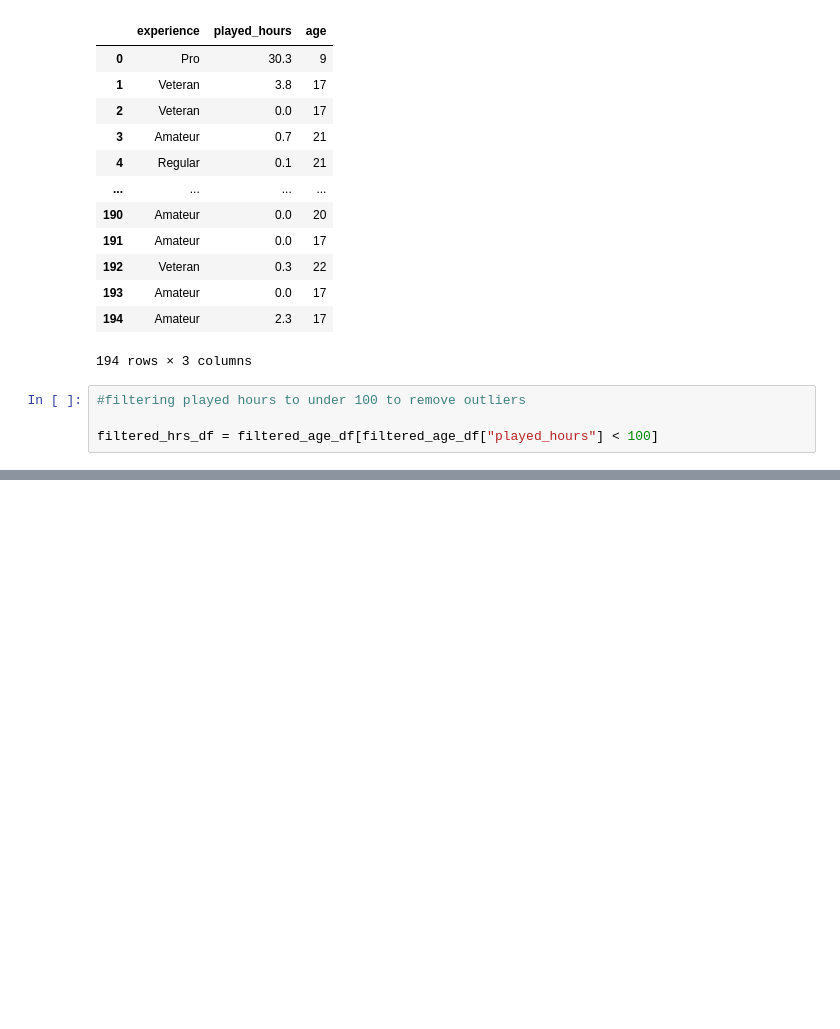
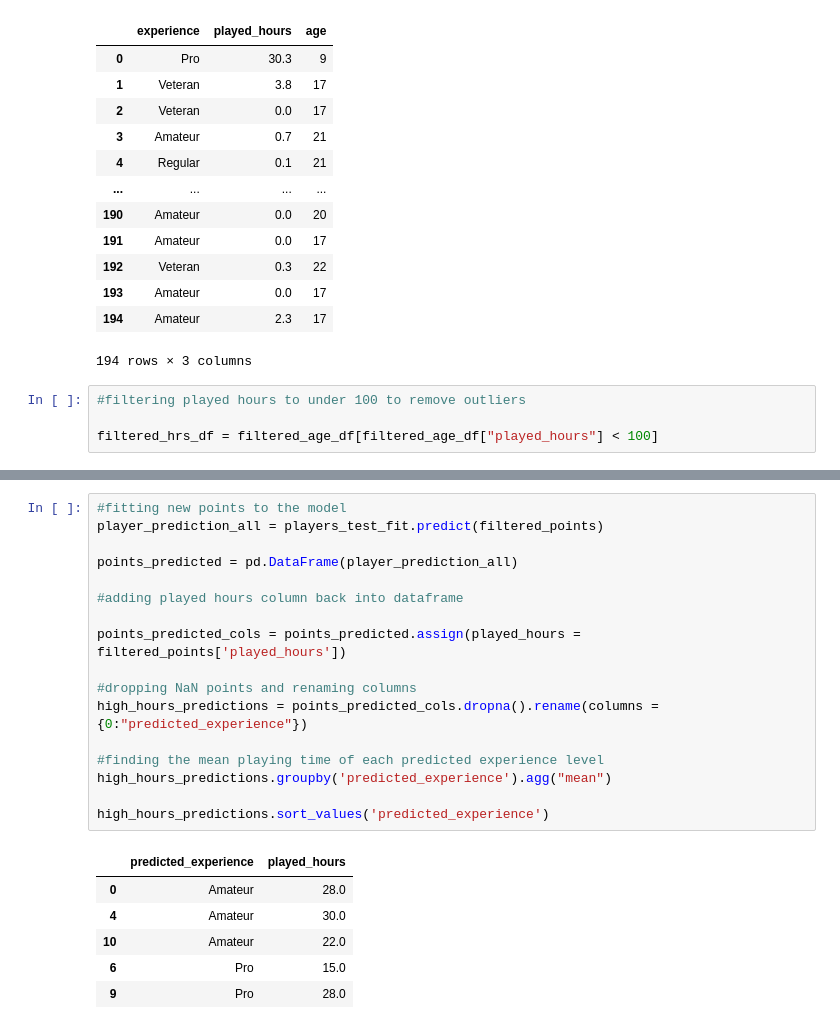
Before and after one commit to agallagh/DSCI-Project-Pt.-2, a Jupyter notebook: chelsea.ipynb, the cells around one changed output, grey strips where cells are left out. Saved outputs shown, nothing was run; the diff lists cells and outputs as text; blank space fills up the shorter version.

```diff
--- a/chelsea.ipynb
+++ b/chelsea.ipynb
@@ -165,0 +209,24 @@ player_test_predictions
+# %%
+#fitting new points to the model
+player_prediction_all = players_test_fit.predict(filtered_points)
+
+points_predicted = pd.DataFrame(player_prediction_all)
+
+#adding played hours column back into dataframe
+
+points_predicted_cols = points_predicted.assign(played_hours = filtered_points['played_hours'])
+
+#dropping NaN points and renaming columns
+high_hours_predictions = points_predicted_cols.dropna().rename(columns = {0:"predicted_experience"})
+
+#finding the mean playing time of each predicted experience level
+high_hours_predictions.groupby('predicted_experience').agg("mean")
+
+high_hours_predictions.sort_values('predicted_experience')
+# %% [output]
+|  | predicted_experience | played_hours |
+| 0 | Amateur | 28.0 |
+| 4 | Amateur | 30.0 |
+| 10 | Amateur | 22.0 |
+| 6 | Pro | 15.0 |
+| 9 | Pro | 28.0 |
```
Also changed, not shown: parts of 8 cells of this notebook.
